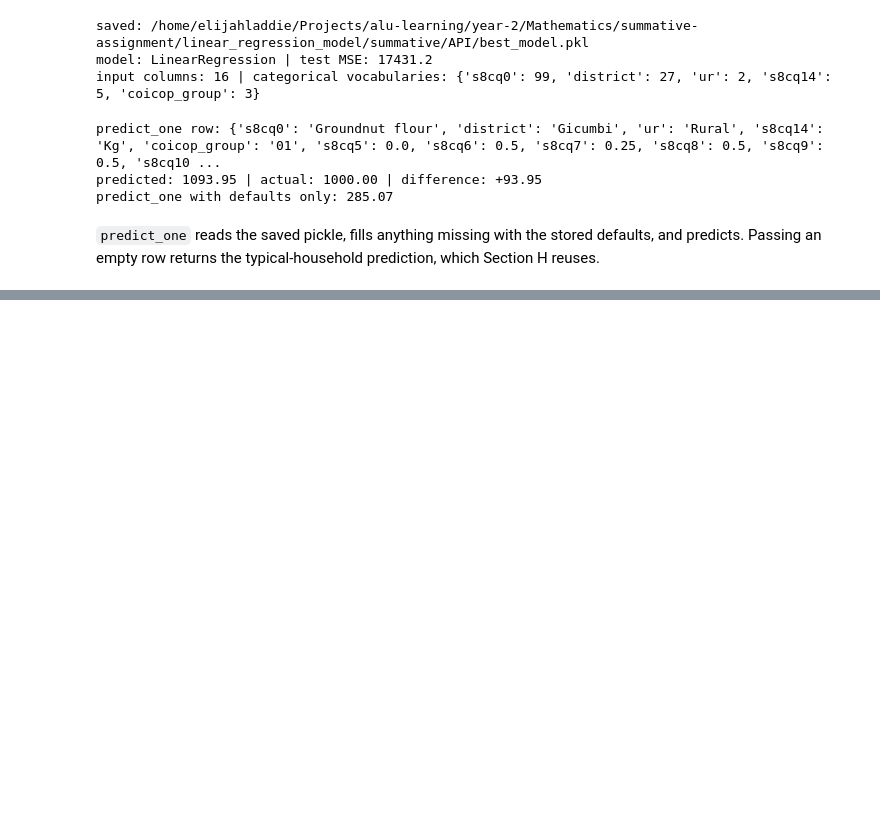
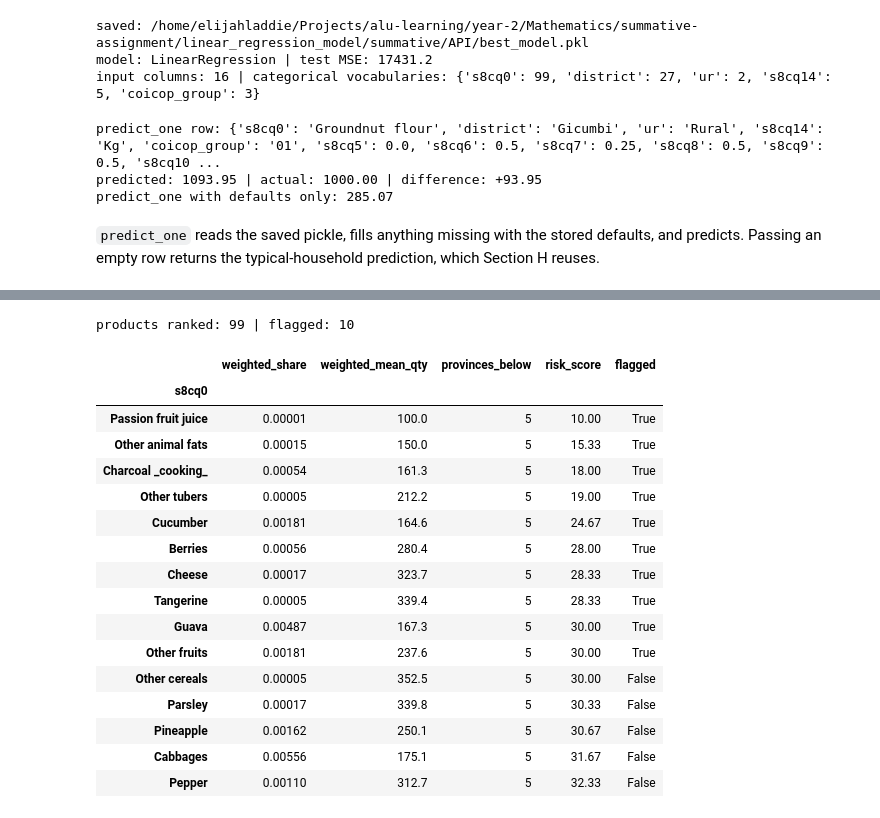
Before and after one commit to elkuradusenge/linear_regression_model, a Jupyter notebook: summative/linear_regression/multivariate.ipynb, the cells around one changed output, grey strips where cells are left out. Drawn from its saved outputs; the diff is of its cells as text; code cells hidden in the pictures; blank space fills up the shorter version.

Commit message:
feat(nb): add rank_coverage at-risk product ranking

```diff
--- a/summative/linear_regression/multivariate.ipynb
+++ b/summative/linear_regression/multivariate.ipynb
@@ -50,10 +50,12 @@ IDENTIFIER_COLUMNS = [
 LEAKY_COLUMNS = ["s8cq4", "s8cq3"]
 OTHER_DROPS = ["s8cq2", "s8cq1", "s8cq0d", "clust"]
 
+
 @lru_cache(maxsize=1)
 def _raw_frame() -> pd.DataFrame:
     """The untouched extract, loaded once per session."""
     return load_dataset(DATASET_ID, split="train").to_pandas()
+
 
 def load_clean() -> pd.DataFrame:
     """Load the extract and apply every cleaning decision from Section B."""
@@ -81,6 +83,7 @@ def load_clean() -> pd.DataFrame:
     df = df.loc[df[TARGET].notna()].reset_index(drop=True)
     return df
 
+
 def build_preprocessor(numeric_cols, categorical_cols) -> ColumnTransformer:
     """Median imputation + scaling for numbers, most-frequent + one-hot for categories."""
     numeric_pipe = Pipeline([
@@ -96,11 +99,13 @@ def build_preprocessor(numeric_cols, categorical_cols) -> ColumnTransformer:
         ("categorical", categorical_pipe, list(categorical_cols)),
     ])
 
+
 def evaluate(model, X_train, X_test, y_train, y_test):
     """Return (train MSE, test MSE) for a fitted pipeline or estimator."""
     train_mse = mean_squared_error(y_train, model.predict(X_train))
     test_mse = mean_squared_error(y_test, model.predict(X_test))
     return train_mse, test_mse
+
 
 def plot_scatter(ax, x, y, line=None):
     """Scatter x against y on ax, with an optional fitted line."""
@@ -115,6 +120,7 @@ def plot_scatter(ax, x, y, line=None):
     ax.grid(alpha=0.3)
     return ax
 
+
 def predict_one(path, row):
     """Load a saved pipeline and predict one row, filling gaps with saved defaults."""
     bundle = joblib.load(path)
@@ -122,6 +128,38 @@ def predict_one(path, row):
     values = {c: row.get(c, metadata["defaults"][c]) for c in metadata["input_columns"]}
     frame = pd.DataFrame([values], columns=metadata["input_columns"])
     return float(bundle["pipeline"].predict(frame)[0])
+
+
+def rank_coverage(df, threshold=0.01, decile=0.10) -> pd.DataFrame:
+    """Rank products from most to least at risk using a weighted coverage proxy."""
+    data = df.loc[df[TARGET].notna(), ["s8cq0", "province", "weight", TARGET]].copy()
+    data["_weighted_qty"] = data["weight"] * data[TARGET]
+
+    totals = data.groupby("s8cq0")[["weight", "_weighted_qty"]].sum()
+    weighted_share = totals["weight"] / float(data["weight"].sum())
+    weighted_mean_qty = totals["_weighted_qty"] / totals["weight"]
+
+    province_weight = data.groupby("province")["weight"].sum()
+    province_product = data.groupby(["province", "s8cq0"])["weight"].sum().unstack(fill_value=0.0)
+    provinces_below = (province_product.div(province_weight, axis=0) < threshold).sum(axis=0)
+
+    out = pd.DataFrame({
+        "weighted_share": weighted_share,
+        "weighted_mean_qty": weighted_mean_qty,
+        "provinces_below": provinces_below.astype(int),
+    })
+    out["risk_score"] = (
+        out["weighted_share"].rank(ascending=True)
+        + out["weighted_mean_qty"].rank(ascending=True)
+        + out["provinces_below"].rank(ascending=False)
+    ) / 3.0
+
+    out = out.sort_values("risk_score")
+    flag_count = max(1, int(round(len(out) * decile)))
+    out["flagged"] = False
+    out.iloc[:flag_count, out.columns.get_loc("flagged")] = True
+    return out
+
 
 def _source_feature(encoded_name: str) -> str:
     """Map an encoded column such as 'categorical__s8cq0_Fresh milk' back to 's8cq0'."""
@@ -131,6 +169,7 @@ def _source_feature(encoded_name: str) -> str:
             return column
     return body
 
+
 print("helpers ready")
 # %% [output]
 helpers ready
@@ -703,0 +751,23 @@ Passing an empty row returns the typical-household prediction, which Section H r
+# %%
+coverage = rank_coverage(df)
+print(f"products ranked: {len(coverage)} | flagged: {int(coverage['flagged'].sum())}")
+coverage.head(15).round({"weighted_share": 5, "weighted_mean_qty": 1, "risk_score": 2})
+# %% [output]
+products ranked: 99 | flagged: 10
+|  | weighted_share | weighted_mean_qty | provinces_below | risk_score | flagged |
+| s8cq0 |  |  |  |  |  |
+| Passion fruit juice | 0.00001 | 100.0 | 5 | 10.00 | True |
+| Other animal fats | 0.00015 | 150.0 | 5 | 15.33 | True |
+| Charcoal _cooking_ | 0.00054 | 161.3 | 5 | 18.00 | True |
+| Other tubers | 0.00005 | 212.2 | 5 | 19.00 | True |
+| Cucumber | 0.00181 | 164.6 | 5 | 24.67 | True |
+| Berries | 0.00056 | 280.4 | 5 | 28.00 | True |
+| Cheese | 0.00017 | 323.7 | 5 | 28.33 | True |
+| Tangerine | 0.00005 | 339.4 | 5 | 28.33 | True |
+| Guava | 0.00487 | 167.3 | 5 | 30.00 | True |
+| Other fruits | 0.00181 | 237.6 | 5 | 30.00 | True |
+| Other cereals | 0.00005 | 352.5 | 5 | 30.00 | False |
+| Parsley | 0.00017 | 339.8 | 5 | 30.33 | False |
+| Pineapple | 0.00162 | 250.1 | 5 | 30.67 | False |
+| Cabbages | 0.00556 | 175.1 | 5 | 31.67 | False |
+| Pepper | 0.00110 | 312.7 | 5 | 32.33 | False |
```
Also changed, not shown: parts of 4 cells of this notebook.
